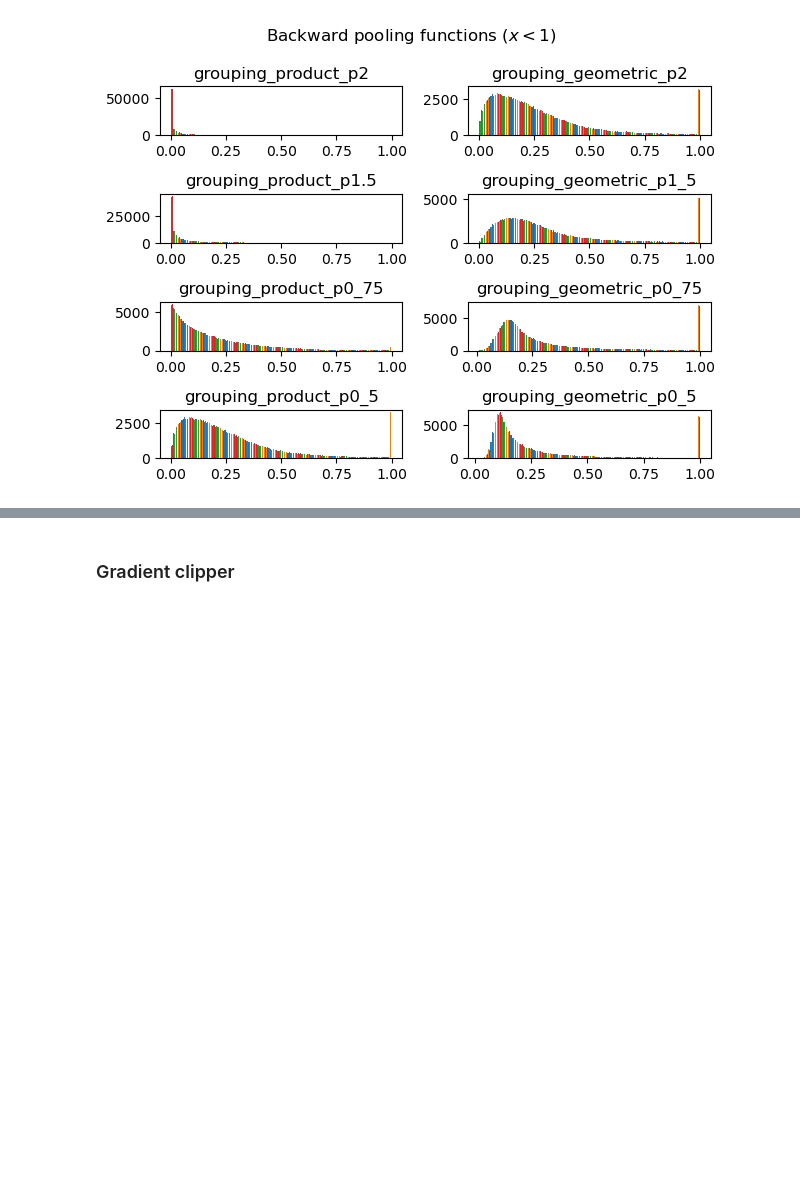
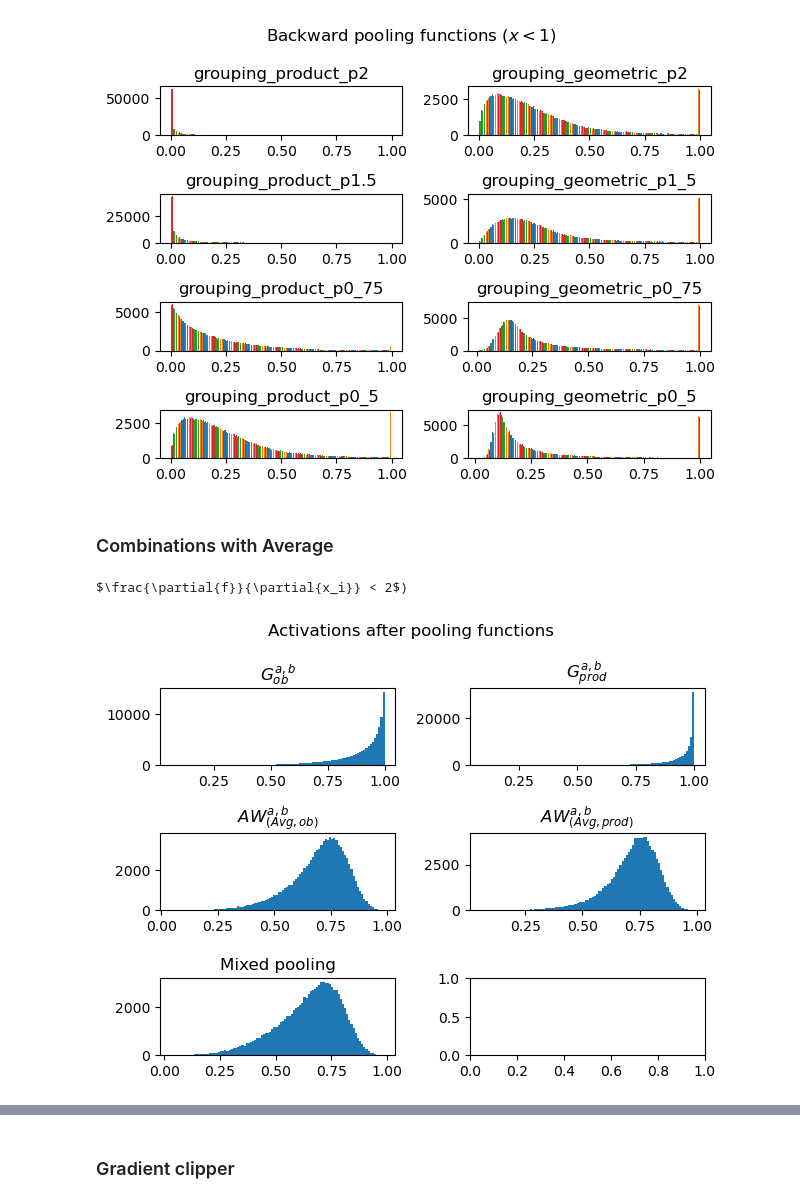
Before and after one commit to iosurodri/overlapsAndGroupings, a Jupyter notebook: src/notebooks/study_differentiability.ipynb, the cells around one changed output, grey strips where cells are left out. Cells and saved outputs as stored; diff of their text form; code cells hidden in the pictures; blank space fills up the shorter version.

```diff
--- a/src/notebooks/study_differentiability.ipynb
+++ b/src/notebooks/study_differentiability.ipynb
@@ -598,3 +605,9 @@ fig.savefig(os.path.join(PATH_PLOTS, 'backwards_poolings_plus_1.pdf'))
 [figure]
 [figure]
 [figure]
+# %% [markdown]
+### Combinations with Average
+# %%
+print(r'$G_{ob}^{a, b}$')
+# %% [output]
+$\frac{\partial{f}}{\partial{x_i}} < 2$)
@@ -600,0 +653,33 @@ fig.savefig(os.path.join(PATH_PLOTS, 'backwards_poolings_plus_1.pdf'))
+# %%
+backward_groupings_np = {}
+backward_groupings_list = {}
+for item in backward_groupings.items():
+    name, results = item
+    backward_groupings_np[name] = results.cpu().detach().numpy()
+    backward_groupings_list[name] = backward_groupings_np[name].tolist()
+
+forward_groupings_np = {}
+forward_groupings_list = {}
+# %%
+for item in forward_groupings.items():
+    name, results = item
+    forward_groupings_np[name] = results.cpu().detach().numpy()
+    forward_groupings_list[name] = forward_groupings_np[name].tolist()
+forwards_file_name = os.path.join(PATH_PLOTS, 'forwards_poolings_combs.json')
+backwards_file_name = os.path.join(PATH_PLOTS, 'backwards_poolings_combs.json')
+json.dump(forward_groupings_list, open(forwards_file_name, 'w'))
+json.dump(backward_groupings_list, open(backwards_file_name, 'w'))
+# %%
+num_rows = int(np.ceil(len(forward_groupings_np) / 2))
+fig, axs = plt.subplots(num_rows, 2)
+fig.suptitle('Activations after pooling functions')
+for i, item in enumerate(forward_groupings_np.items()):
+    name, results = item
+    plt.subplot(num_rows, 2, i+1)
+    plt.hist(results, bins=100)
+    plt.title(name)
+fig.tight_layout()
+fig.savefig(os.path.join(PATH_PLOTS, 'activations_poolings_combs.png'))
+fig.savefig(os.path.join(PATH_PLOTS, 'activations_poolings_combs.pdf'))
+# %% [output]
+[figure, added]
```
Also changed, not shown: parts of 10 cells of this notebook.
